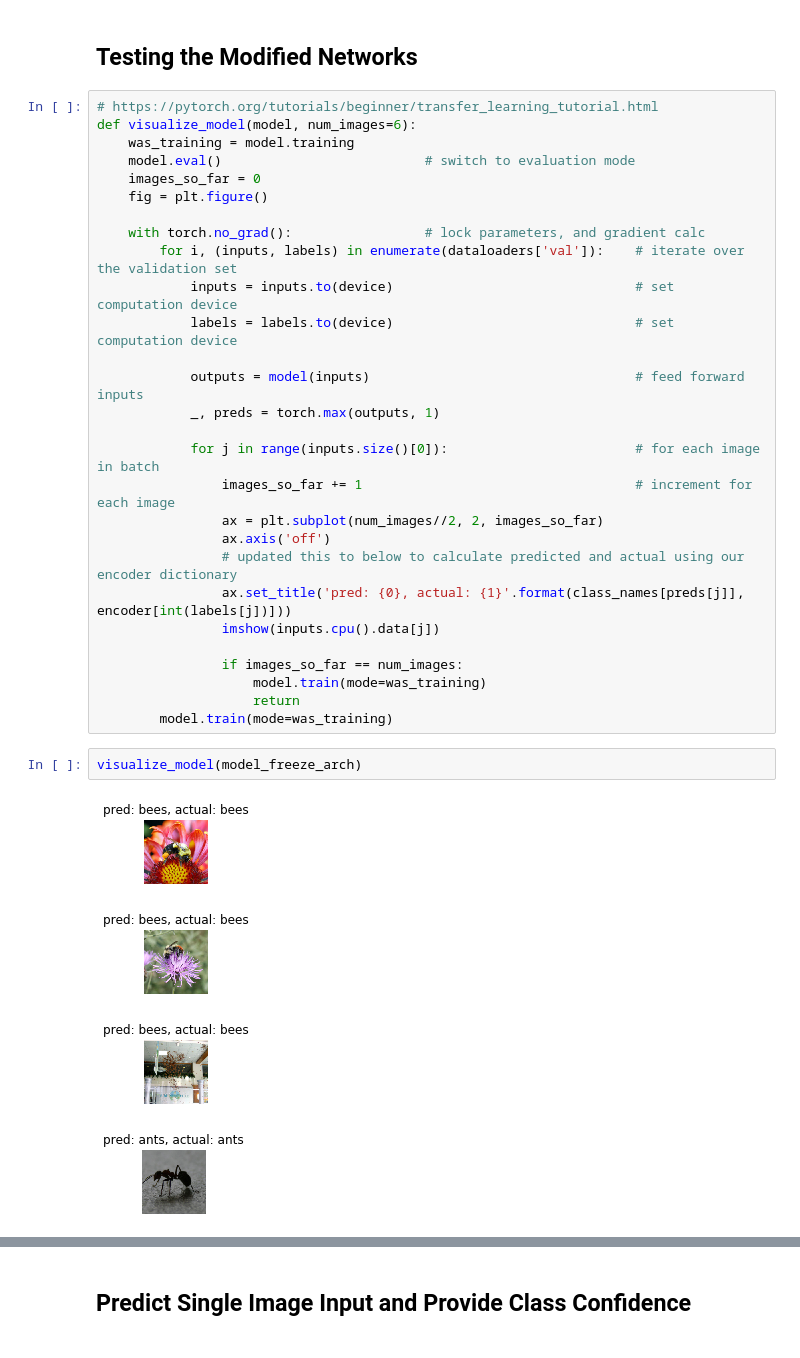
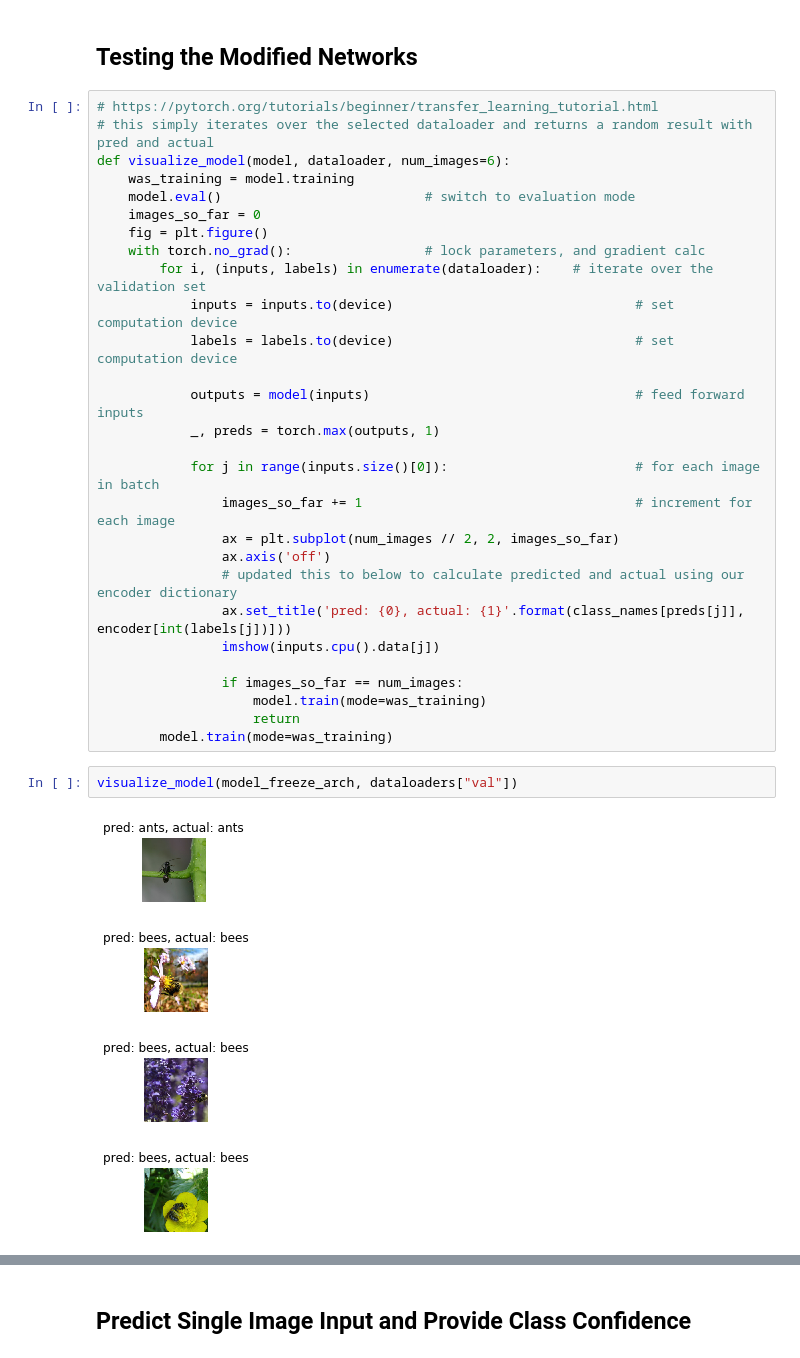
Before and after one commit to bpwilke/CapstoneA_NLP_TransferLearning, a Jupyter notebook: First Transfer Learning Example.ipynb, the cells around one changed output, grey strips where cells are left out. Cells and saved outputs as stored; diff of their text form.

```diff
--- a/First Transfer Learning Example.ipynb
+++ b/First Transfer Learning Example.ipynb
@@ -443,14 +414,14 @@ Best Validation Accuracy: 0.915033
 ## Testing the Modified Networks
 # %%
 # https://pytorch.org/tutorials/beginner/transfer_learning_tutorial.html
-def visualize_model(model, num_images=6):
+# this simply iterates over the selected dataloader and returns a random result with pred and actual
+def visualize_model(model, dataloader, num_images=6):
     was_training = model.training
     model.eval()                          # switch to evaluation mode
     images_so_far = 0
     fig = plt.figure()
-
     with torch.no_grad():                 # lock parameters, and gradient calc
-        for i, (inputs, labels) in enumerate(dataloaders['val']):    # iterate over the validation set
+        for i, (inputs, labels) in enumerate(dataloader):    # iterate over the validation set
             inputs = inputs.to(device)                               # set computation device
             labels = labels.to(device)                               # set computation device
 
@@ -459,7 +430,7 @@ def visualize_model(model, num_images=6):
 
             for j in range(inputs.size()[0]):                        # for each image in batch
                 images_so_far += 1                                   # increment for each image
-                ax = plt.subplot(num_images//2, 2, images_so_far)
+                ax = plt.subplot(num_images // 2, 2, images_so_far)
                 ax.axis('off')
                 # updated this to below to calculate predicted and actual using our encoder dictionary
                 ax.set_title('pred: {0}, actual: {1}'.format(class_names[preds[j]], encoder[int(labels[j])]))
@@ -470,9 +441,9 @@ def visualize_model(model, num_images=6):
                     return
         model.train(mode=was_training)
 # %%
-visualize_model(model_freeze_arch)
+visualize_model(model_freeze_arch, dataloaders["val"])
 # %% [output]
-[figure, old version]
+[figure, new version]
-[figure, old version]
+[figure, new version]
-[figure, old version]
+[figure, new version]
-[figure, old version]
+[figure, new version]
```
Also changed, not shown: parts of 25 cells of this notebook, 1 other file.
